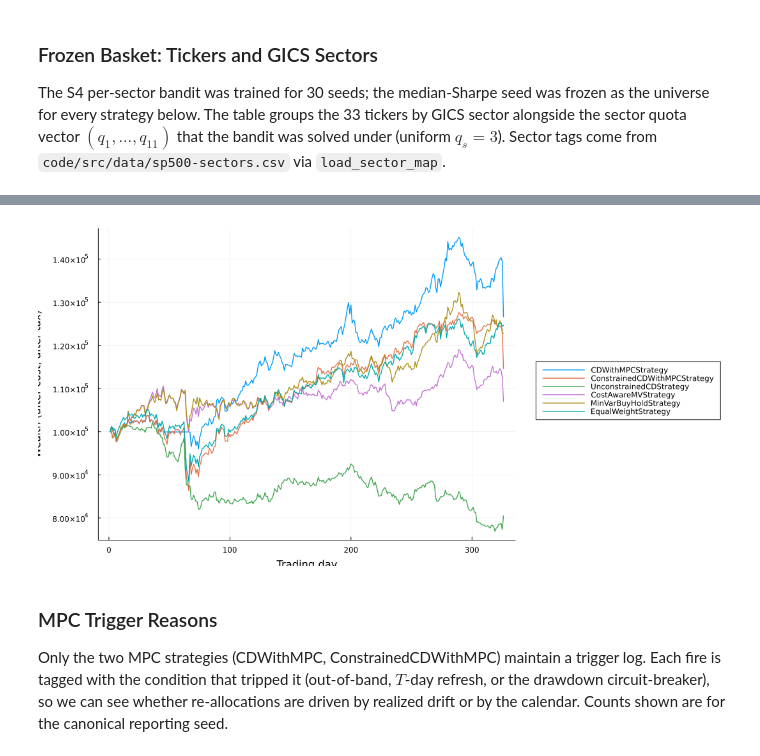
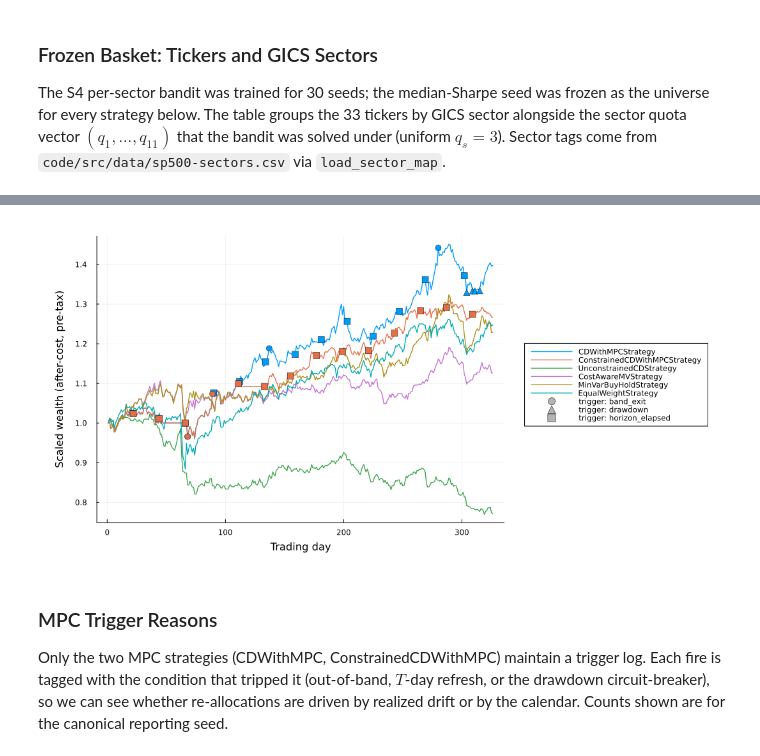
Before and after one commit to varnerlab/modified_cobb_douglas_example, a Jupyter notebook: eCornell-AI-Finance-S5-Example-ConstrainedCobbDouglas-May-2026.ipynb, the cells around one changed output, grey strips where cells are left out. Cells and saved outputs as stored; diff of their text form; code cells hidden in the pictures.

```diff
--- a/eCornell-AI-Finance-S5-Example-ConstrainedCobbDouglas-May-2026.ipynb
+++ b/eCornell-AI-Finance-S5-Example-ConstrainedCobbDouglas-May-2026.ipynb
@@ -259,14 +320,52 @@ After-cost, after-tax wealth paths for the canonical seed bound in `canonical`.
 # %%
 p = let
     plt = plot(legend = :outerright, size = (1080, 540),
-               xlabel = "Trading day", ylabel = "Wealth (after-cost, after-tax)")
+               xlabel = "Trading day",
+               ylabel = "Scaled wealth (after-cost, pre-tax)",
+               left_margin   = 10Plots.mm,
+               bottom_margin =  8Plots.mm,
+               right_margin  =  6Plots.mm,
+               top_margin    =  4Plots.mm)
+
+    # Wealth curves (scaled so each strategy starts at 1.0) + capture each line's color
+    line_color = Dict{String, Any}()
     for (name, r) in canonical
-        plot!(plt, r.wealth_after_cost_aftertax; label = name, lw = 1.4)
+        w = r.wealth_after_cost_pretax
+        plot!(plt, w ./ w[1]; label = name, lw = 1.4)
+        line_color[name] = plt.series_list[end][:linecolor]
+    end
+
+    # Trigger-event overlay (uses global day index t_global from MyMPCTrigger).
+    # Shape encodes reason; color matches the strategy's line.
+    reason_shape = (band_exit = :circle, drawdown = :utriangle, horizon_elapsed = :rect)
+    for (name, r) in canonical
+        isempty(r.trigger_log) && continue
+        w  = r.wealth_after_cost_pretax
+        w0 = w[1]
+        for (reason, shape) in pairs(reason_shape)
+            evts = filter(t -> t.fired && t.reason === reason, r.trigger_log)
+            isempty(evts) && continue
+            ts = [t.t_global for t in evts]
+            ys = [w[t.t_global] / w0 for t in evts]
+            scatter!(plt, ts, ys;
+                     label = "", markershape = shape, markersize = 5,
+                     markercolor = line_color[name],
+                     markerstrokewidth = 0.4, markerstrokecolor = :black)
+        end
+    end
+
+    # Legend stubs for trigger reasons (neutral color, drawn off-canvas)
+    for (reason, shape) in pairs(reason_shape)
+        scatter!(plt, [NaN], [NaN];
+                 label = "trigger: " * String(reason),
+                 markershape = shape, markersize = 5,
+                 markercolor = :gray70, markerstrokecolor = :black,
+                 markerstrokewidth = 0.4)
     end
     plt
 end
 # %% [output]
-[figure, old version]
+[figure, new version]
 # %% [markdown]
 ### MPC Trigger Reasons
 
```
Also changed, not shown: parts of 23 cells of this notebook, 20 other files.
